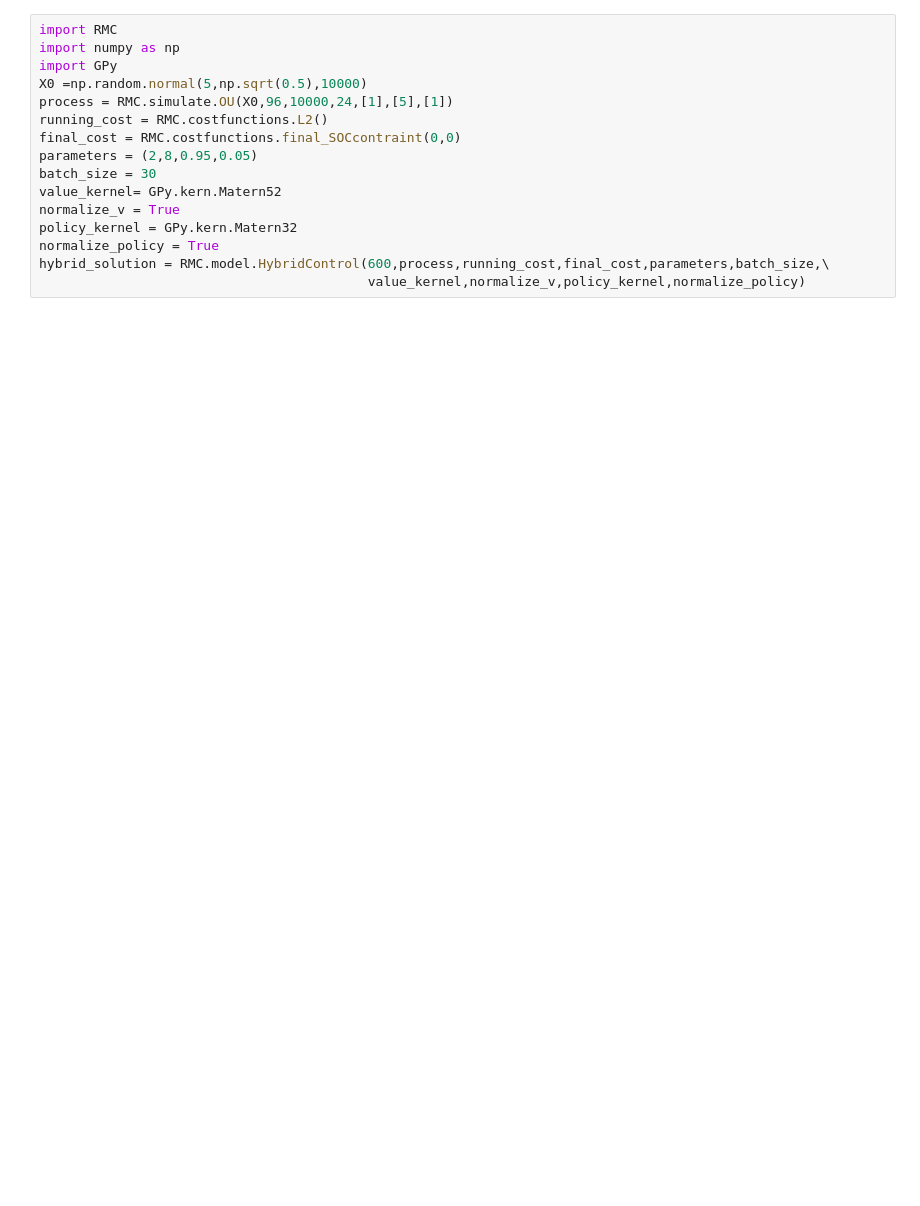
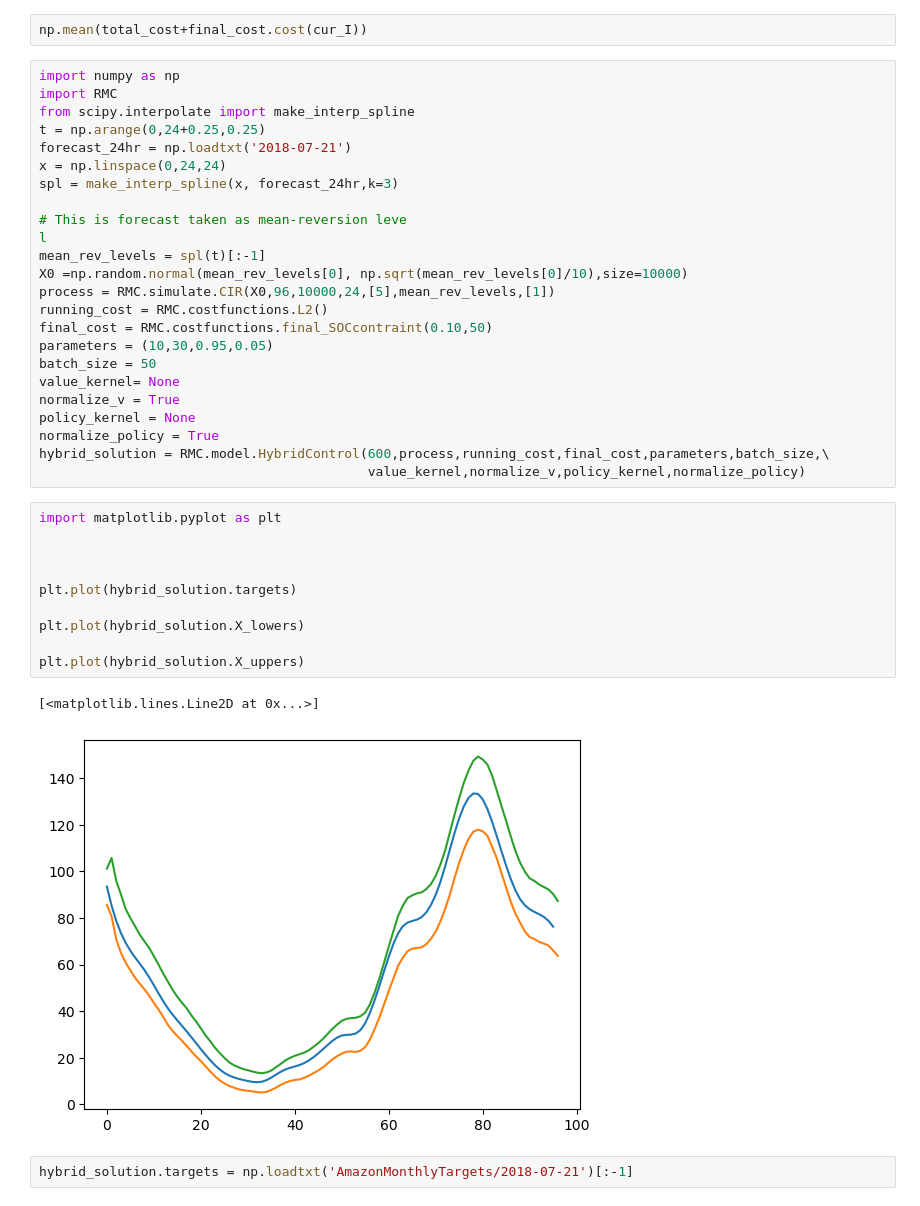
Before and after one commit to thihaa2019/RMCgp, a Jupyter notebook: nb.ipynb, the cells around one changed output. Cells and saved outputs as stored; diff of their text form; blank space fills up the shorter version.

```diff
--- a/nb.ipynb
+++ b/nb.ipynb
@@ -1,19 +19,43 @@
+# %%
+np.mean(total_cost+final_cost.cost(cur_I))
 # %%
+import numpy as np
 import RMC
-import numpy as np
-import GPy
-X0 =np.random.normal(5,np.sqrt(0.5),10000)
-process = RMC.simulate.OU(X0,96,10000,24,[1],[5],[1])
+from scipy.interpolate import make_interp_spline
+t = np.arange(0,24+0.25,0.25)
+forecast_24hr = np.loadtxt('2018-07-21')
+x = np.linspace(0,24,24)
+spl = make_interp_spline(x, forecast_24hr,k=3)
+
+# This is forecast taken as mean-reversion leve                                                                                             l
+mean_rev_levels = spl(t)[:-1]
+X0 =np.random.normal(mean_rev_levels[0], np.sqrt(mean_rev_levels[0]/10),size=10000)
+process = RMC.simulate.CIR(X0,96,10000,24,[5],mean_rev_levels,[1])
 running_cost = RMC.costfunctions.L2()
-final_cost = RMC.costfunctions.final_SOCcontraint(0,0)
-parameters = (2,8,0.95,0.05)
-batch_size = 30
-value_kernel= GPy.kern.Matern52
+final_cost = RMC.costfunctions.final_SOCcontraint(0.10,50)
+parameters = (10,30,0.95,0.05)
+batch_size = 50
+value_kernel= None
 normalize_v = True
-policy_kernel = GPy.kern.Matern32
+policy_kernel = None
 normalize_policy = True
 hybrid_solution = RMC.model.HybridControl(600,process,running_cost,final_cost,parameters,batch_size,\
                                           value_kernel,normalize_v,policy_kernel,normalize_policy)
+# %%
+import matplotlib.pyplot as plt
+
+
+
+plt.plot(hybrid_solution.targets)
+
+plt.plot(hybrid_solution.X_lowers)
+
+plt.plot(hybrid_solution.X_uppers)
+# %% [output]
+[<matplotlib.lines.Line2D at 0x...>]
+[figure, added]
+# %%
+hybrid_solution.targets = np.loadtxt('AmazonMonthlyTargets/2018-07-21')[:-1]
 # %%
 hybrid_solution.solve()
 # %% [output]
```
Also changed, not shown: parts of 11 cells of this notebook, 21 other files.
